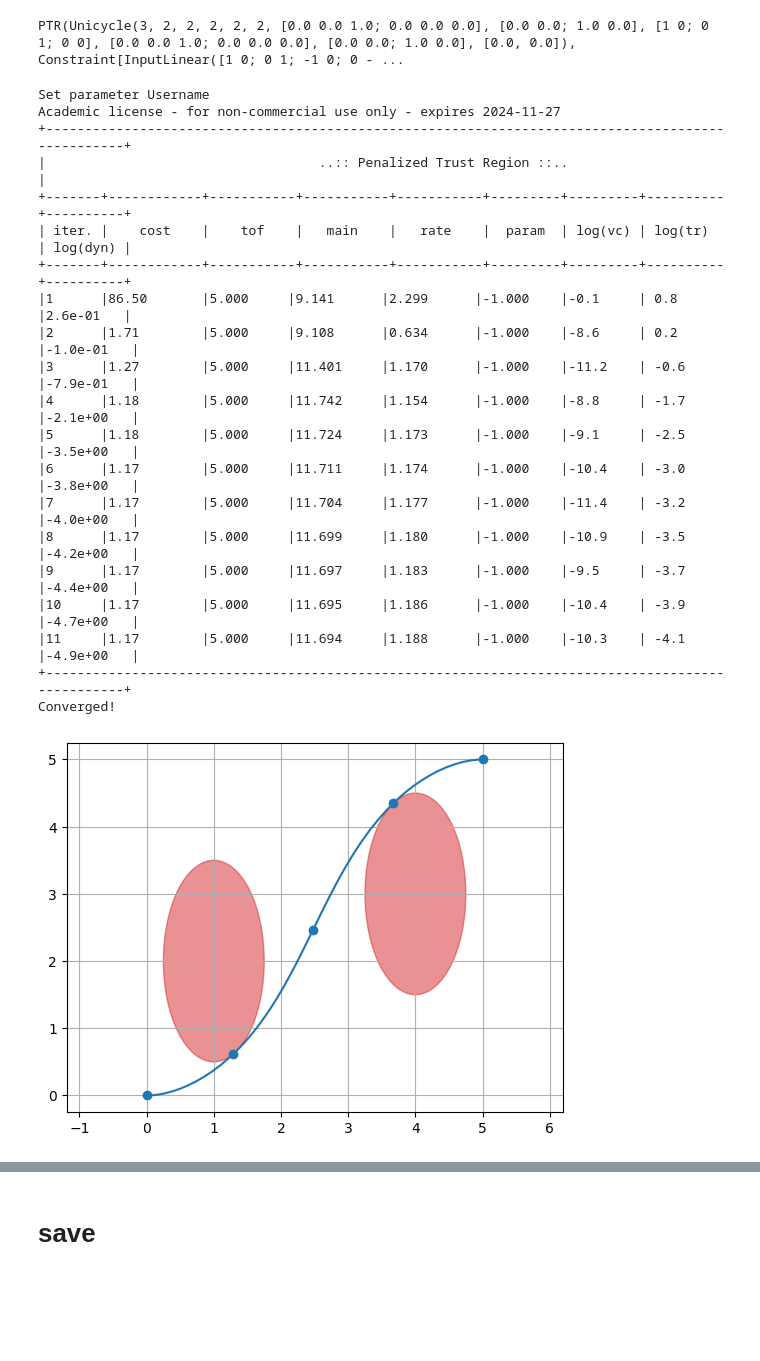
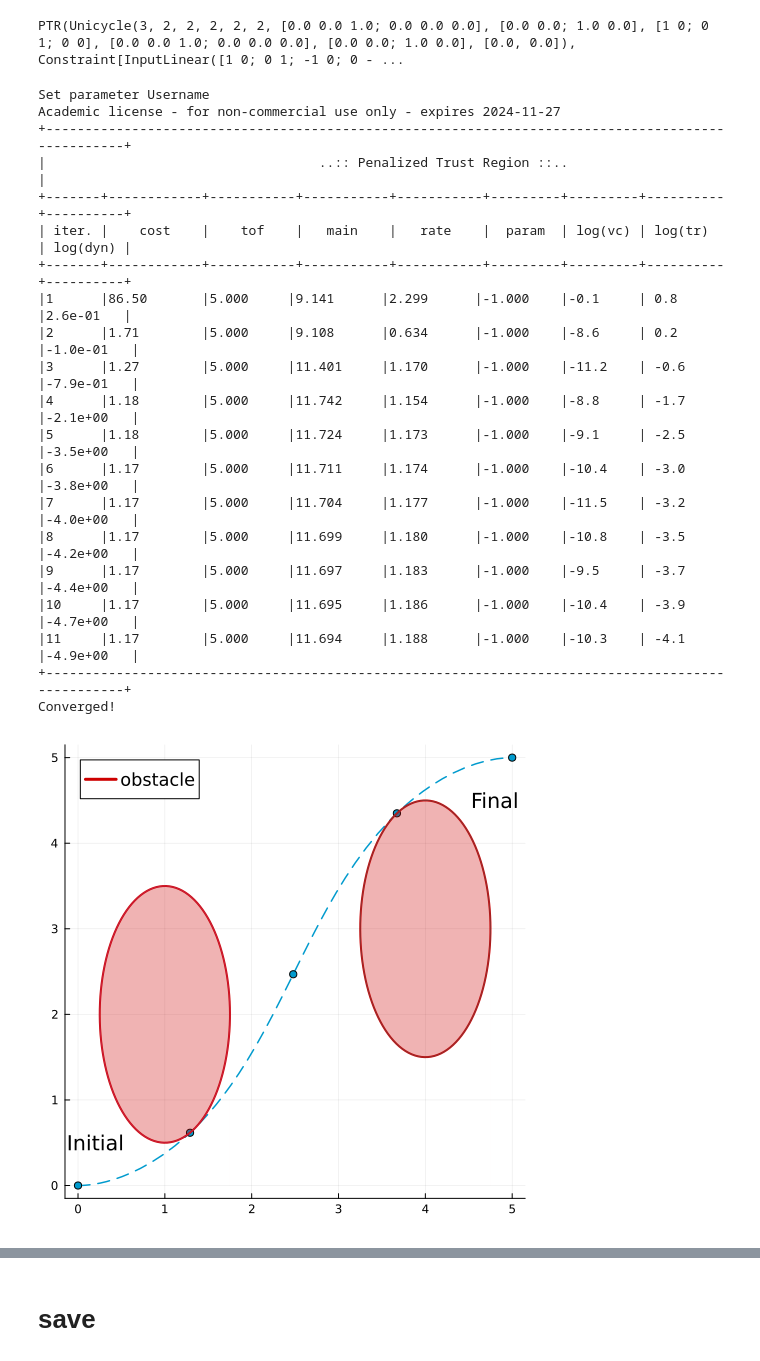
Before and after one commit to taewankim1/synthesis-trajectory-funnel, a Jupyter notebook: ptr_unicycle.ipynb, the cells around one changed output, grey strips where cells are left out. Drawn from its saved outputs; the diff is of its cells as text; code cells hidden in the pictures; blank space fills up the shorter version.

```diff
--- a/ptr_unicycle.ipynb
+++ b/ptr_unicycle.ipynb
@@ -108,8 +107,7 @@ ptr = PTR(N,tf0,max_iter,dynamics,list_const,scaler,
 # %% [output]
 PTR(Unicycle(3, 2, 2, 2, 2, 2, [0.0 0.0 1.0; 0.0 0.0 0.0], [0.0 0.0; 1.0 0.0], [1 0; 0 1; 0 0], [0.0 0.0 1.0; 0.0 0.0 0.0], [0.0 0.0; 1.0 0.0], [0.0, 0.0]), Constraint[InputLinear([1 0; 0 1; -1 0; 0 - ...
 # %%
-import Gurobi
-run(ptr,x0,u0,dt0,xi,xf,Gurobi)
+run(ptr,x0,u0,dt0,xi,xf,"Gurobi")
 # %% [output]
 Set parameter Username
 Academic license - for non-commercial use only - expires 2024-11-27
@@ -124,27 +122,27 @@ Academic license - for non-commercial use only - expires 2024-11-27
 |4      |1.18        |5.000     |11.742     |1.154      |-1.000    |-8.8     | -1.7     |-2.1e+00   |
 |5      |1.18        |5.000     |11.724     |1.173      |-1.000    |-9.1     | -2.5     |-3.5e+00   |
 |6      |1.17        |5.000     |11.711     |1.174      |-1.000    |-10.4    | -3.0     |-3.8e+00   |
-|7      |1.17        |5.000     |11.704     |1.177      |-1.000    |-11.4    | -3.2     |-4.0e+00   |
-|8      |1.17        |5.000     |11.699     |1.180      |-1.000    |-10.9    | -3.5     |-4.2e+00   |
+|7      |1.17        |5.000     |11.704     |1.177      |-1.000    |-11.5    | -3.2     |-4.0e+00   |
+|8      |1.17        |5.000     |11.699     |1.180      |-1.000    |-10.8    | -3.5     |-4.2e+00   |
 |9      |1.17        |5.000     |11.697     |1.183      |-1.000    |-9.5     | -3.7     |-4.4e+00   |
 |10     |1.17        |5.000     |11.695     |1.186      |-1.000    |-10.4    | -3.9     |-4.7e+00   |
 |11     |1.17        |5.000     |11.694     |1.188      |-1.000    |-10.3    | -4.1     |-4.9e+00   |
 +--------------------------------------------------------------------------------------------------+
 Converged!
-# %%
-plt.figure()
-ax = plt.subplot(111)
-for (ce, H) in zip(c_list, H_list)
-    rx = 1 / H[1, 1]  # Adjusted indexing for Julia (1-based indexing)
-    ry = 1 / H[2, 2]  # Adjusted indexing for Julia
-    circle1 = matplotlib[:patches][:Ellipse]((ce[1], ce[2]), width=rx*2, height=ry*2, color="tab:red", alpha=0.5, fill=true)
-    ax[:add_patch](circle1)  # Using add_patch method to add the ellipse to the plot
-end
-ax.plot(ptr.solution.x[1,:],ptr.solution.x[2,:],"o",color="tab:blue")
-ax.plot(ptr.solution.xprop[1,:],ptr.solution.xprop[2,:],"-",color="tab:blue")
-ax.grid(true)
-ax[:axis]("equal")
-gcf()
-# %% [output]
-[figure, removed]
+# %%
+p2 = Plots.plot(; size=(500,500))
+plot!(ptr.solution.xprop[1,:],ptr.solution.xprop[2,:],c=:deepskyblue3,linestyle=:dash,linewidth=1.5,label=nothing)
+scatter!(ptr.solution.x[1,:],ptr.solution.x[2,:],c=:deepskyblue3,linewidth=1.5,label=nothing)
+for (idx,(ce, H)) in enumerate(zip(c_list, H_list))
+    label = nothing
+    if idx == 1
+        label = "obstacle"
+    end
+    plot_ellipse(p2,inv(H)*inv(H),ce,"red3",label=label)
+end
+annotate!(0.2, 0.5, text("Initial", :black, :center))
+annotate!(4.8, 4.5, text("Final", :black, :center))
+display(p2)
+# %% [output]
+[figure, added]
 # %%
```
Also changed, not shown: parts of 3 cells of this notebook, 17 other files.
